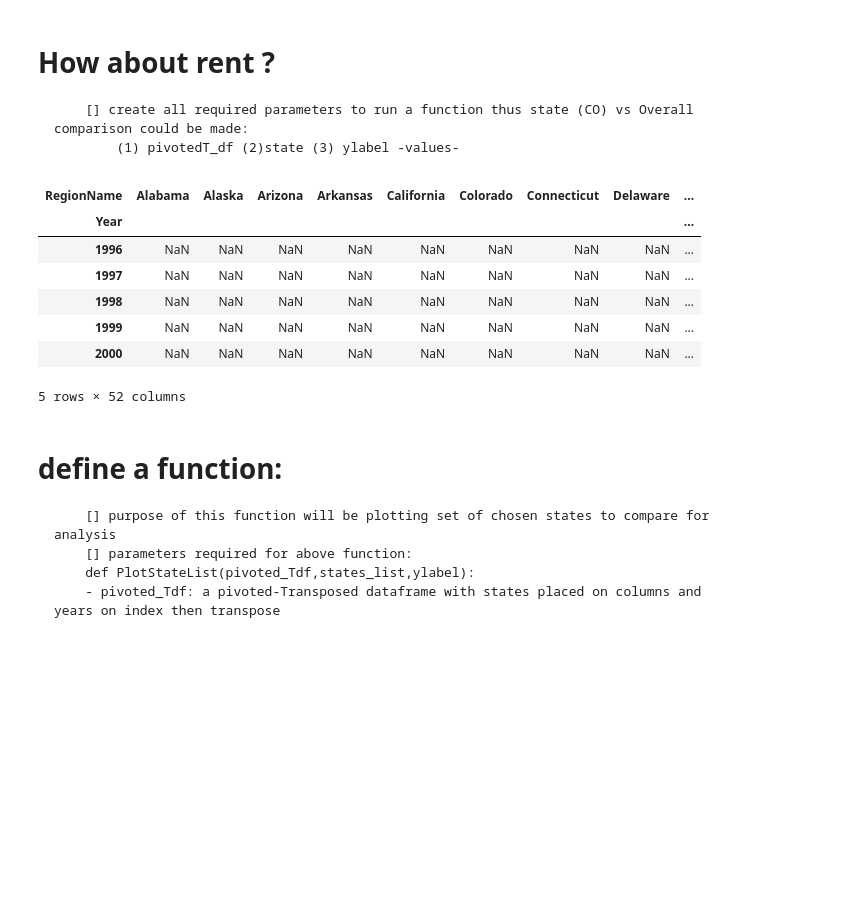
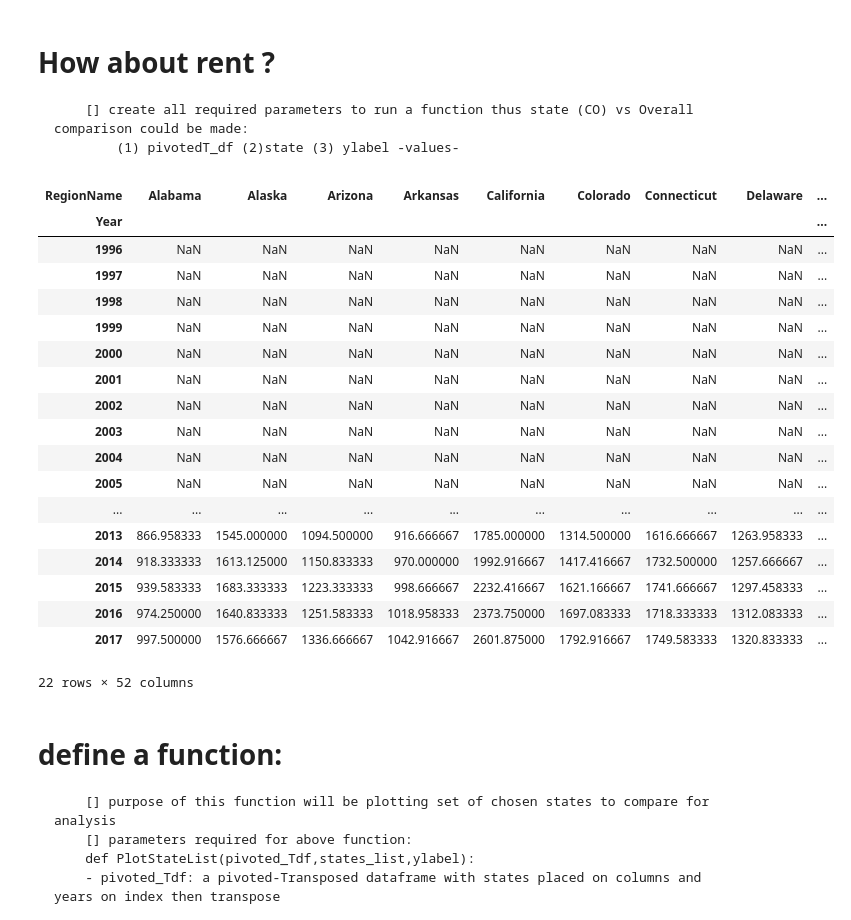
Before and after one commit to attila5287/DU_BigData_TeamProject1_WheresJames, a Jupyter notebook: Pr1_TeamWheresJames_Attila_RealEstate.ipynb, the cells around one changed output. Saved outputs shown, nothing was run; the diff lists cells and outputs as text; code cells hidden in the pictures; blank space fills up the shorter version.

```diff
--- a/Pr1_TeamWheresJames_Attila_RealEstate.ipynb
+++ b/Pr1_TeamWheresJames_Attila_RealEstate.ipynb
@@ -296,21 +290,32 @@ BarLine_vsAvg_onYears(pivoted_Tdf=stateMeanYear_pdf,state='Colorado',ylabel='Avg
 # %%
 # narrowing down our scope on extracted fields/columns below
 rental_df = state_df[['RegionName','MedianRentalPrice_AllHomes','Year']]
 # pivoting dataframe
 rentalpivoted_Tdf = rental_df.groupby(['Year','RegionName'])['MedianRentalPrice_AllHomes'].mean().reset_index().pivot(index='Year', columns = 'RegionName', values = 'MedianRentalPrice_AllHomes')
 rentalpivoted_Tdf.head()
 # drop all those array([1996, 1997, 1998, 1999, 2000, 2001, 2002, 2003, 2004, 2005, 2006,2007, 2008, 2009]
 # all NaN and partially NaN on 2010 row
-rentalpivoted_Tdf.head()
+rentalpivoted_Tdf.head(25)
 # %% [output]
 | RegionName | Alabama | Alaska | Arizona | Arkansas | California | Colorado | Connecticut | Delaware | ... |
 | Year |  |  |  |  |  |  |  |  | ... |
 | 1996 | NaN | NaN | NaN | NaN | NaN | NaN | NaN | NaN | ... |
 | 1997 | NaN | NaN | NaN | NaN | NaN | NaN | NaN | NaN | ... |
 | 1998 | NaN | NaN | NaN | NaN | NaN | NaN | NaN | NaN | ... |
 | 1999 | NaN | NaN | NaN | NaN | NaN | NaN | NaN | NaN | ... |
 | 2000 | NaN | NaN | NaN | NaN | NaN | NaN | NaN | NaN | ... |
+| 2001 | NaN | NaN | NaN | NaN | NaN | NaN | NaN | NaN | ... |
+| 2002 | NaN | NaN | NaN | NaN | NaN | NaN | NaN | NaN | ... |
+| 2003 | NaN | NaN | NaN | NaN | NaN | NaN | NaN | NaN | ... |
+| 2004 | NaN | NaN | NaN | NaN | NaN | NaN | NaN | NaN | ... |
+| 2005 | NaN | NaN | NaN | NaN | NaN | NaN | NaN | NaN | ... |
+| ... | ... | ... | ... | ... | ... | ... | ... | ... | ... |
+| 2013 | 866.958333 | 1545.000000 | 1094.500000 | 916.666667 | 1785.000000 | 1314.500000 | 1616.666667 | 1263.958333 | ... |
+| 2014 | 918.333333 | 1613.125000 | 1150.833333 | 970.000000 | 1992.916667 | 1417.416667 | 1732.500000 | 1257.666667 | ... |
+| 2015 | 939.583333 | 1683.333333 | 1223.333333 | 998.666667 | 2232.416667 | 1621.166667 | 1741.666667 | 1297.458333 | ... |
+| 2016 | 974.250000 | 1640.833333 | 1251.583333 | 1018.958333 | 2373.750000 | 1697.083333 | 1718.333333 | 1312.083333 | ... |
+| 2017 | 997.500000 | 1576.666667 | 1336.666667 | 1042.916667 | 2601.875000 | 1792.916667 | 1749.583333 | 1320.833333 | ... |
-5 rows × 52 columns
+22 rows × 52 columns
 # %% [markdown]
 # define a function:
         [] purpose of this function will be plotting set of chosen states to compare for analysis
```
Also changed, not shown: parts of 28 cells of this notebook.
